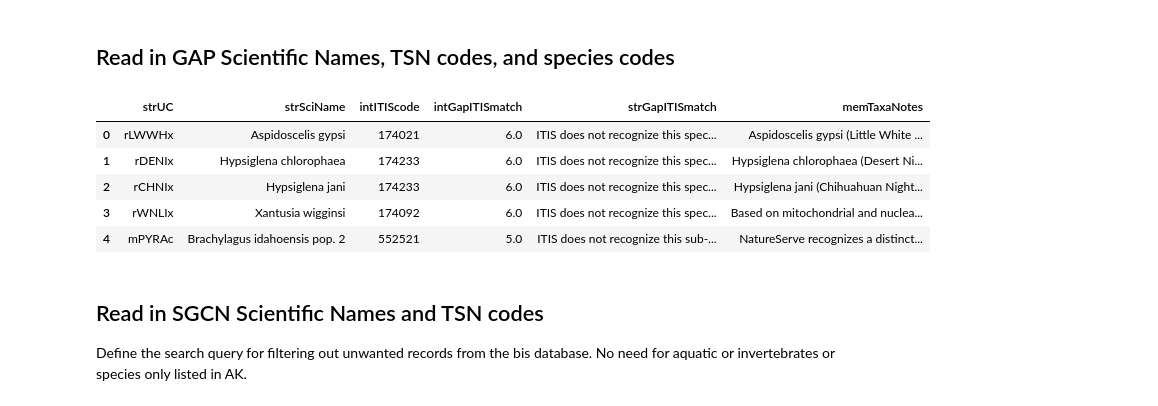
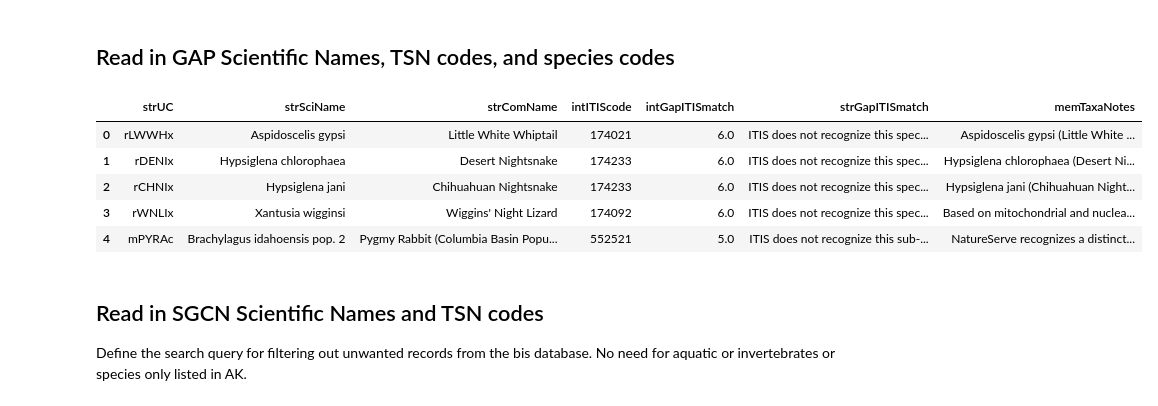
Before and after one commit to nmtarr/gap_species, a Jupyter notebook: Match GAP species to SGCN species.ipynb, the cells around one changed output. Drawn from its saved outputs; the diff is of its cells as text; code cells hidden in the pictures.

```diff
--- a/Match GAP species to SGCN species.ipynb
+++ b/Match GAP species to SGCN species.ipynb
@@ -56,20 +56,20 @@ non_matches = {}
 # %%
 # Read in csv of gap species, species codes, and TSN codes and notes
 gapSpecies = pd.read_csv("T:/SALCC/GAPspecies2.csv")
-gapSpecies.drop(["scientific_name", "common_name", "strComName"],inplace=True, axis=1)
+gapSpecies.drop(["scientific_name", "common_name"],inplace=True, axis=1)
 gapSpecies.drop(columns=["Unnamed: 0"],inplace=True, axis=1)
 gapSpecies['intITIScode'].fillna(0, inplace=True)
 gapSpecies['intITIScode'] = [int(i) for i in gapSpecies['intITIScode']]
 
 # Print first 5 records
 gapSpecies.head()
 # %% [output]
-|  | strUC | strSciName | intITIScode | intGapITISmatch | strGapITISmatch | memTaxaNotes |
-| 0 | rLWWHx | Aspidoscelis gypsi | 174021 | 6.0 | ITIS does not recognize this spec... | Aspidoscelis gypsi (Little White ... |
-| 1 | rDENIx | Hypsiglena chlorophaea | 174233 | 6.0 | ITIS does not recognize this spec... | Hypsiglena chlorophaea (Desert Ni... |
-| 2 | rCHNIx | Hypsiglena jani | 174233 | 6.0 | ITIS does not recognize this spec... | Hypsiglena jani (Chihuahuan Night... |
-| 3 | rWNLIx | Xantusia wigginsi | 174092 | 6.0 | ITIS does not recognize this spec... | Based on mitochondrial and nuclea... |
-| 4 | mPYRAc | Brachylagus idahoensis pop. 2 | 552521 | 5.0 | ITIS does not recognize this sub-... | NatureServe recognizes a distinct... |
+|  | strUC | strSciName | strComName | intITIScode | intGapITISmatch | strGapITISmatch | memTaxaNotes |
+| 0 | rLWWHx | Aspidoscelis gypsi | Little White Whiptail | 174021 | 6.0 | ITIS does not recognize this spec... | Aspidoscelis gypsi (Little White ... |
+| 1 | rDENIx | Hypsiglena chlorophaea | Desert Nightsnake | 174233 | 6.0 | ITIS does not recognize this spec... | Hypsiglena chlorophaea (Desert Ni... |
+| 2 | rCHNIx | Hypsiglena jani | Chihuahuan Nightsnake | 174233 | 6.0 | ITIS does not recognize this spec... | Hypsiglena jani (Chihuahuan Night... |
+| 3 | rWNLIx | Xantusia wigginsi | Wiggins' Night Lizard | 174092 | 6.0 | ITIS does not recognize this spec... | Based on mitochondrial and nuclea... |
+| 4 | mPYRAc | Brachylagus idahoensis pop. 2 | Pygmy Rabbit (Columbia Basin Popu... | 552521 | 5.0 | ITIS does not recognize this sub-... | NatureServe recognizes a distinct... |
 # %% [markdown]
 ## Read in SGCN Scientific Names and TSN codes
 Define the search query for filtering out unwanted records from the bis database.  No need for aquatic or invertebrates or species only listed in AK.
```
Also changed, not shown: parts of 12 cells of this notebook.
